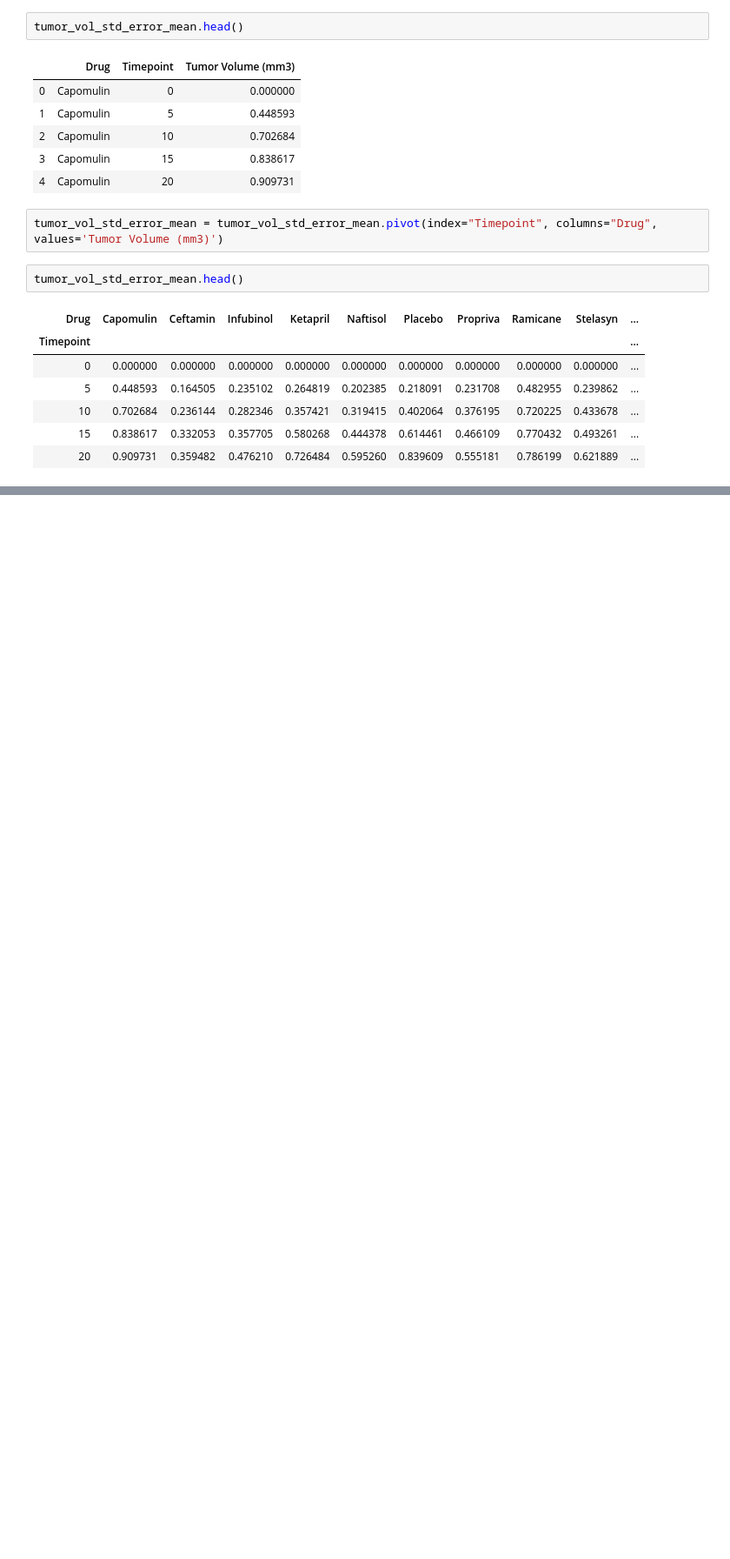
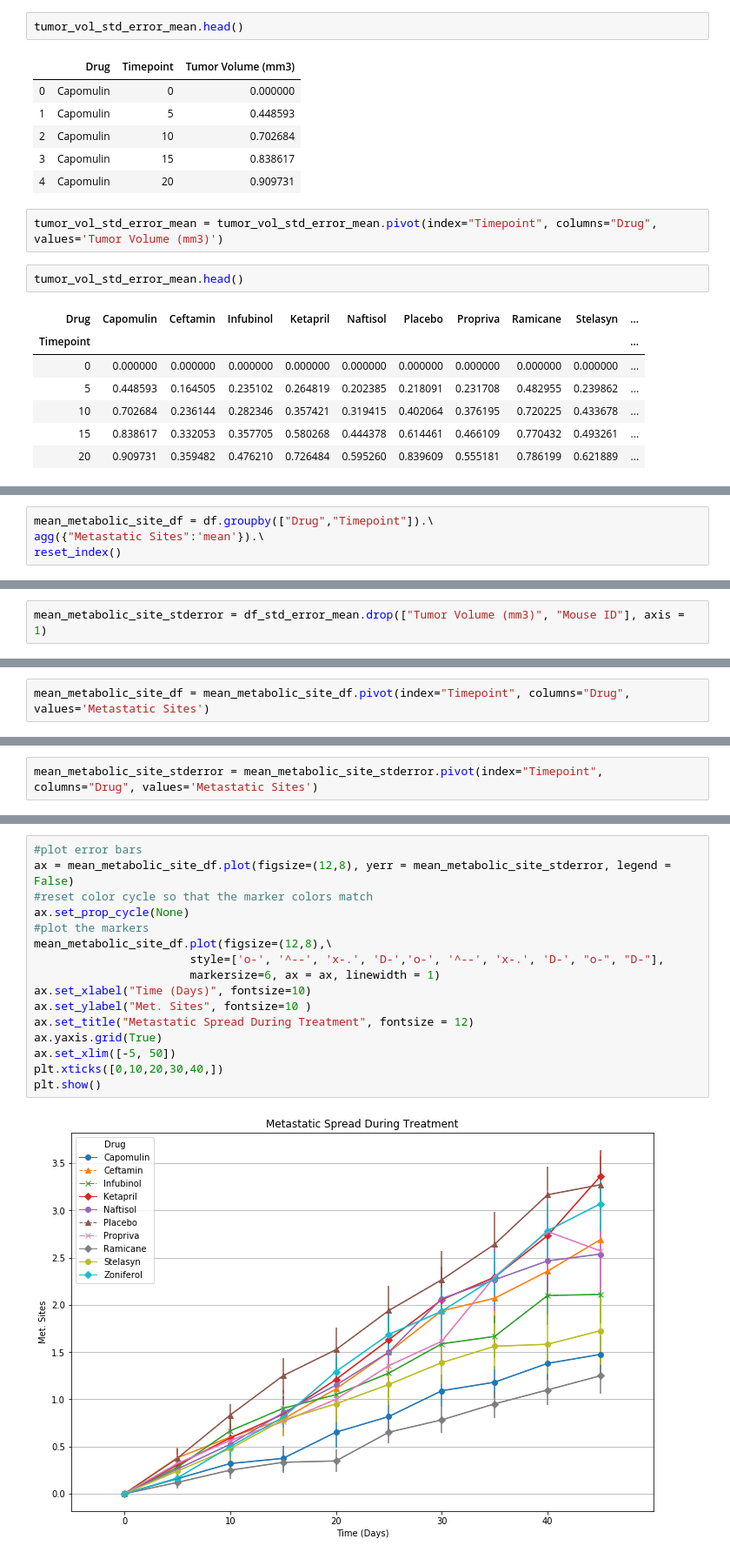
Before and after one commit to tamu94/matplotlib-challenge, a Jupyter notebook: Pymaceuticals/pymaceuticals_final.ipynb, the cells around one changed output, grey strips where cells are left out. Shown at 87% size. Drawn from its saved outputs; the diff is of its cells as text; blank space fills up the shorter version.

```diff
--- a/Pymaceuticals/pymaceuticals_final.ipynb
+++ b/Pymaceuticals/pymaceuticals_final.ipynb
@@ -91,0 +139,4 @@ tumor_vol_std_error_mean.head()
+# %%
+mean_metabolic_site_df = df.groupby(["Drug","Timepoint"]).\
+agg({"Metastatic Sites":'mean'}).\
+reset_index()
@@ -91,0 +152,2 @@ tumor_vol_std_error_mean.head()
+# %%
+mean_metabolic_site_stderror = df_std_error_mean.drop(["Tumor Volume (mm3)", "Mouse ID"], axis = 1)
@@ -91,0 +163,2 @@ tumor_vol_std_error_mean.head()
+# %%
+mean_metabolic_site_df = mean_metabolic_site_df.pivot(index="Timepoint", columns="Drug", values='Metastatic Sites')
@@ -91,0 +175,2 @@ tumor_vol_std_error_mean.head()
+# %%
+mean_metabolic_site_stderror = mean_metabolic_site_stderror.pivot(index="Timepoint", columns="Drug", values='Metastatic Sites')
@@ -91,0 +190,18 @@ tumor_vol_std_error_mean.head()
+# %%
+#plot error bars
+ax = mean_metabolic_site_df.plot(figsize=(12,8), yerr = mean_metabolic_site_stderror, legend = False)
+#reset color cycle so that the marker colors match
+ax.set_prop_cycle(None)
+#plot the markers
+mean_metabolic_site_df.plot(figsize=(12,8),\
+                       style=['o-', '^--', 'x-.', 'D-','o-', '^--', 'x-.', 'D-', "o-", "D-"],
+                       markersize=6, ax = ax, linewidth = 1)
+ax.set_xlabel("Time (Days)", fontsize=10)
+ax.set_ylabel("Met. Sites", fontsize=10 )
+ax.set_title("Metastatic Spread During Treatment", fontsize = 12)
+ax.yaxis.grid(True)
+ax.set_xlim([-5, 50])
+plt.xticks([0,10,20,30,40,])
+plt.show()
+# %% [output]
+[figure, added]
```
Also changed, not shown: parts of 28 cells of this notebook.
